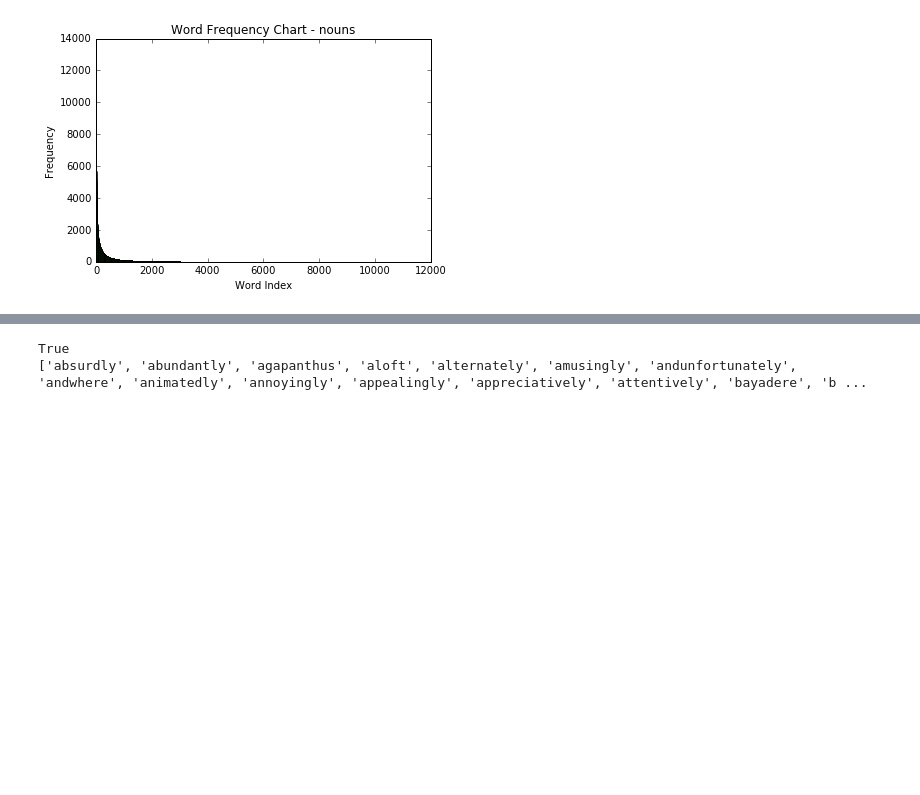
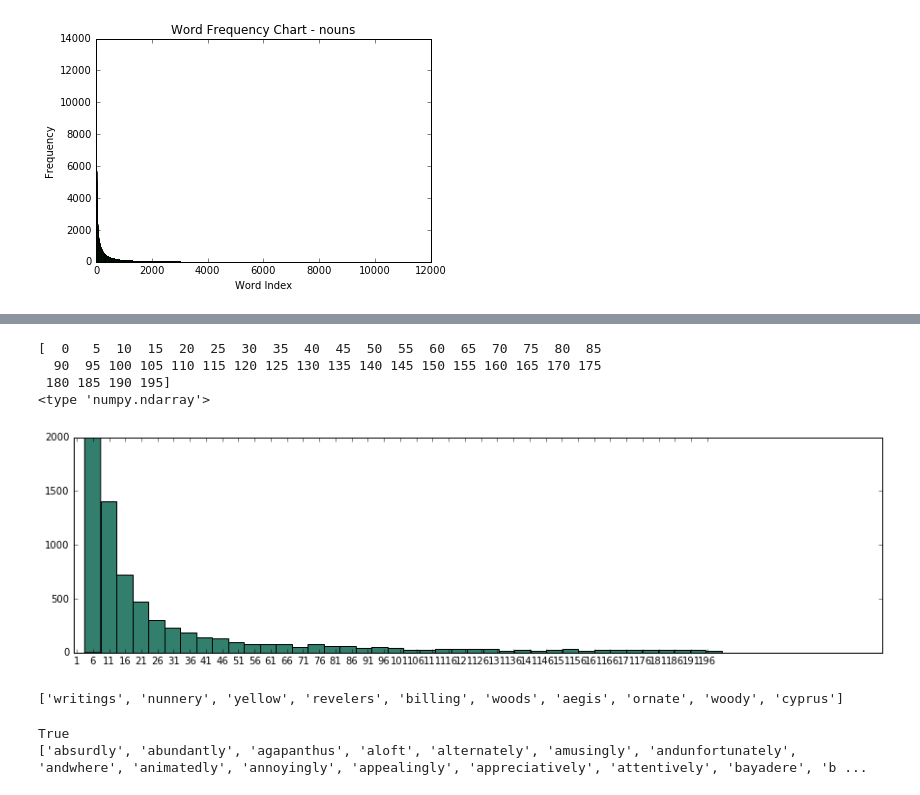
Before and after one commit to SydneyLauren/city-sense, a Jupyter notebook: src/eda/Data_Cleaning.ipynb, the cells around one changed output, grey strips where cells are left out. Drawn from its saved outputs; the diff is of its cells as text; code cells hidden in the pictures; blank space fills up the shorter version.

```diff
--- a/src/eda/Data_Cleaning.ipynb
+++ b/src/eda/Data_Cleaning.ipynb
@@ -366,3 +368,26 @@ plt.show()
+# %%
+doc_freq = np.array([len(set(n)) for n in noun_dict.values()])
+noun_dict.keys()
+
+fig, ax = plt.subplots(figsize=(15,4))
+ind = np.arange(40)
+print ind*5
+width = 1
+print type(doc_freq)
+plt.hist(doc_freq, bins=40, align='right', color='#317f6c', rwidth=1)
+ax.set_xticks(ind*5+width)
+plt.ylim([0, 2000])
+plt.show()
+# %% [output]
+[  0   5  10  15  20  25  30  35  40  45  50  55  60  65  70  75  80  85
+  90  95 100 105 110 115 120 125 130 135 140 145 150 155 160 165 170 175
+ 180 185 190 195]
+<type 'numpy.ndarray'>
+[figure, added]
+# %%
+print noun_dict.keys()[0:10]
+# %% [output]
+['writings', 'nunnery', 'yellow', 'revelers', 'billing', 'woods', 'aegis', 'ornate', 'woody', 'cyprus']
 # %%
 df_g = sorted(get_stopwords(np.array([noun_dict, verb_dict, adj_dict, adv_dict, other_dict]), 192, 3, greater_than=True))
 c_g = sorted(get_stopwords_count(np.array([noun_dict, verb_dict, adj_dict, adv_dict, other_dict]), 2258, 3, greater_than=True))
```
Also changed, not shown: parts of 3 cells of this notebook, 30 other files.
